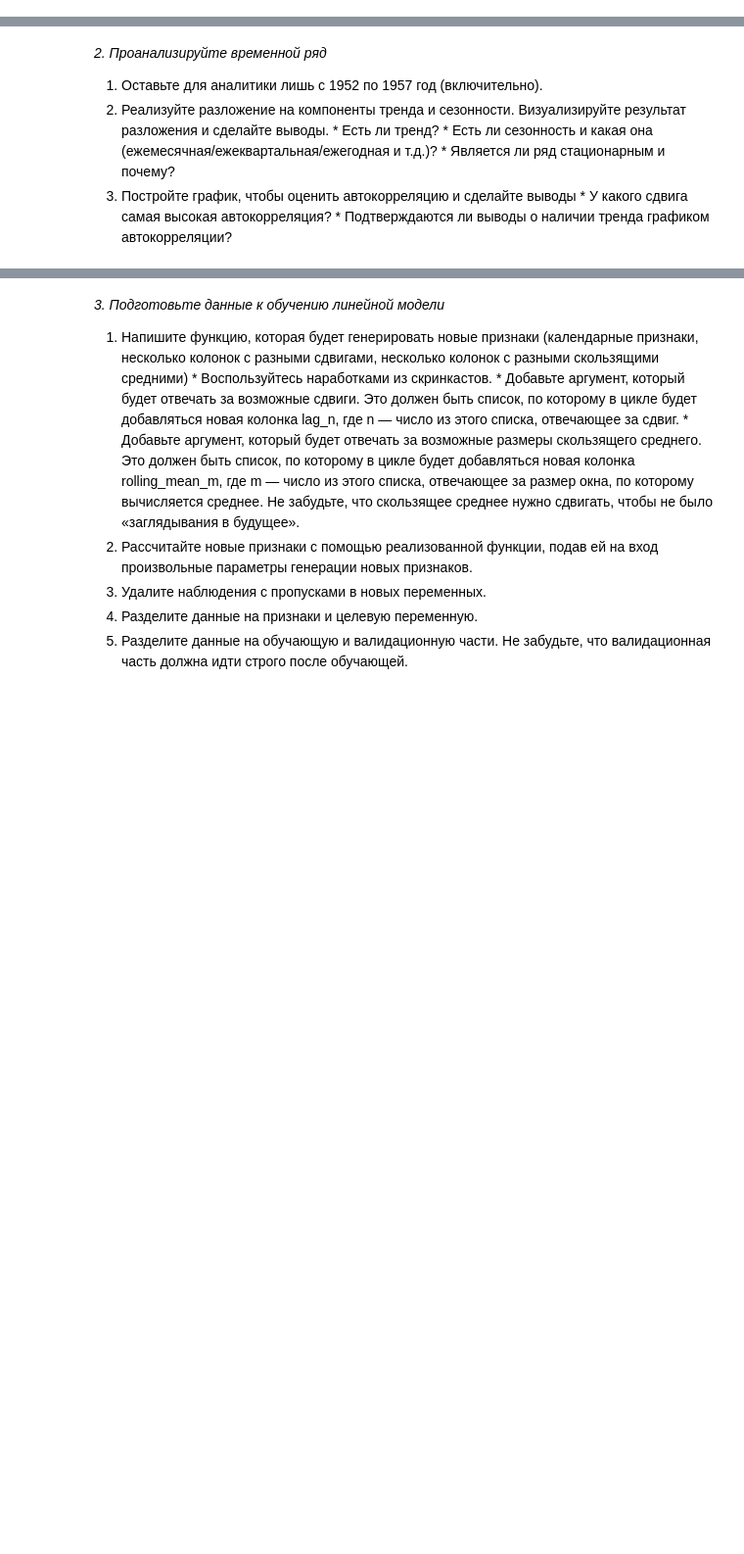
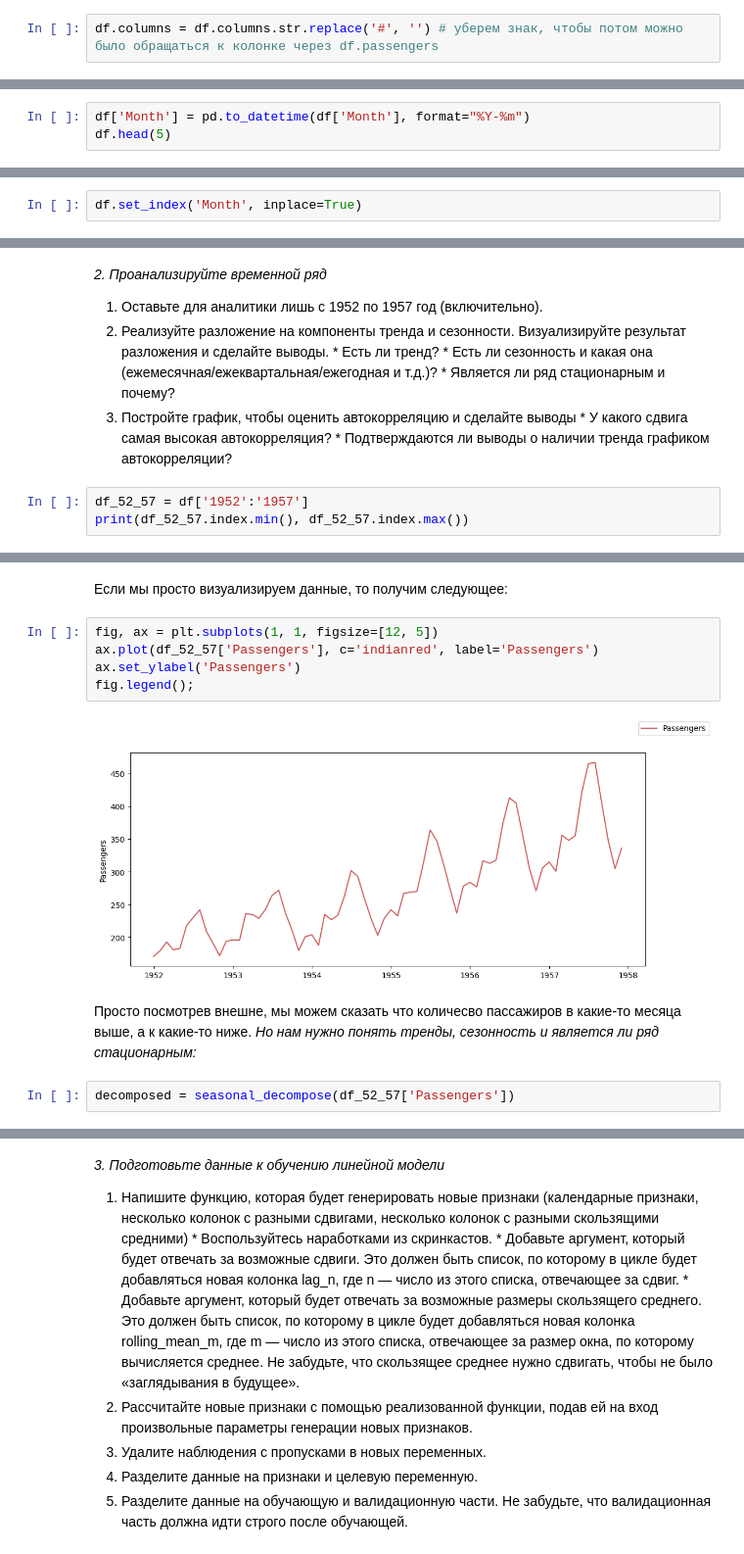
Before and after one commit to W1llAnn/1tdata-homework, a Jupyter notebook: 2.6 - homework.ipynb, the cells around one changed output, grey strips where cells are left out. Shown: that part at 98% size. Cells and saved outputs as stored; diff of their text form; blank space fills up the shorter version.

```diff
--- a/2.6 - homework.ipynb
+++ b/2.6 - homework.ipynb
@@ -12,0 +53,2 @@
+# %%
+df.columns = df.columns.str.replace('#', '') # уберем знак, чтобы потом можно было обращаться к колонке через df.passengers
@@ -12,0 +57,3 @@
+# %%
+df['Month'] = pd.to_datetime(df['Month'], format="%Y-%m")
+df.head(5)
@@ -12,0 +69,2 @@
+# %%
+df.set_index('Month', inplace=True)
@@ -20,3 +84,6 @@
 3.   Постройте график, чтобы оценить автокорреляцию и сделайте выводы
     *   У какого сдвига самая высокая автокорреляция?
     *   Подтверждаются ли выводы о наличии тренда графиком автокорреляции?
+# %%
+df_52_57 = df['1952':'1957']
+print(df_52_57.index.min(), df_52_57.index.max())
@@ -22,0 +92,13 @@
+# %% [markdown]
+Если мы просто визуализируем данные, то получим следующее:
+# %%
+fig, ax = plt.subplots(1, 1, figsize=[12, 5])
+ax.plot(df_52_57['Passengers'], c='indianred', label='Passengers')
+ax.set_ylabel('Passengers')
+fig.legend();
+# %% [output]
+[figure, added]
+# %% [markdown]
+Просто посмотрев внешне, мы можем сказать что количесво пассажиров в какие-то месяца выше, а к какие-то ниже. *Но нам нужно понять тренды, сезонность и является ли ряд стационарным:*
+# %%
+decomposed = seasonal_decompose(df_52_57['Passengers'])
```
Also changed, not shown: parts of 46 cells of this notebook.
